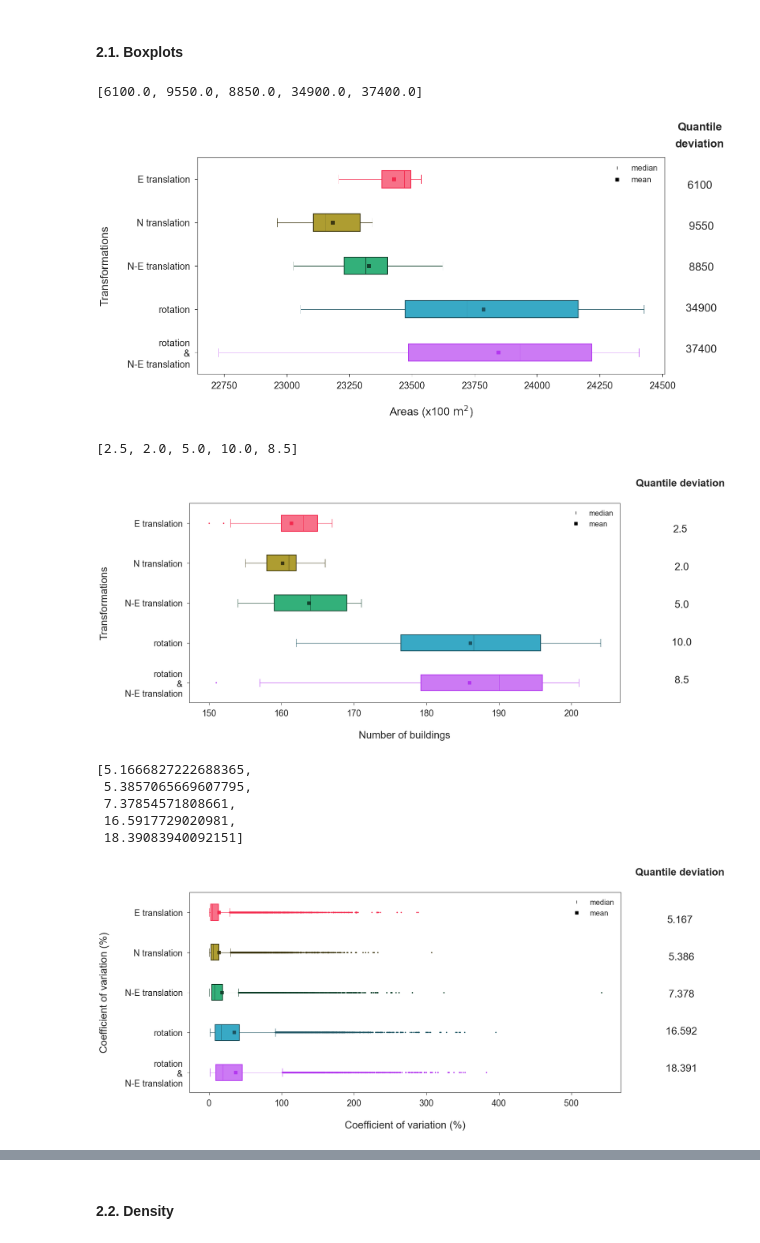
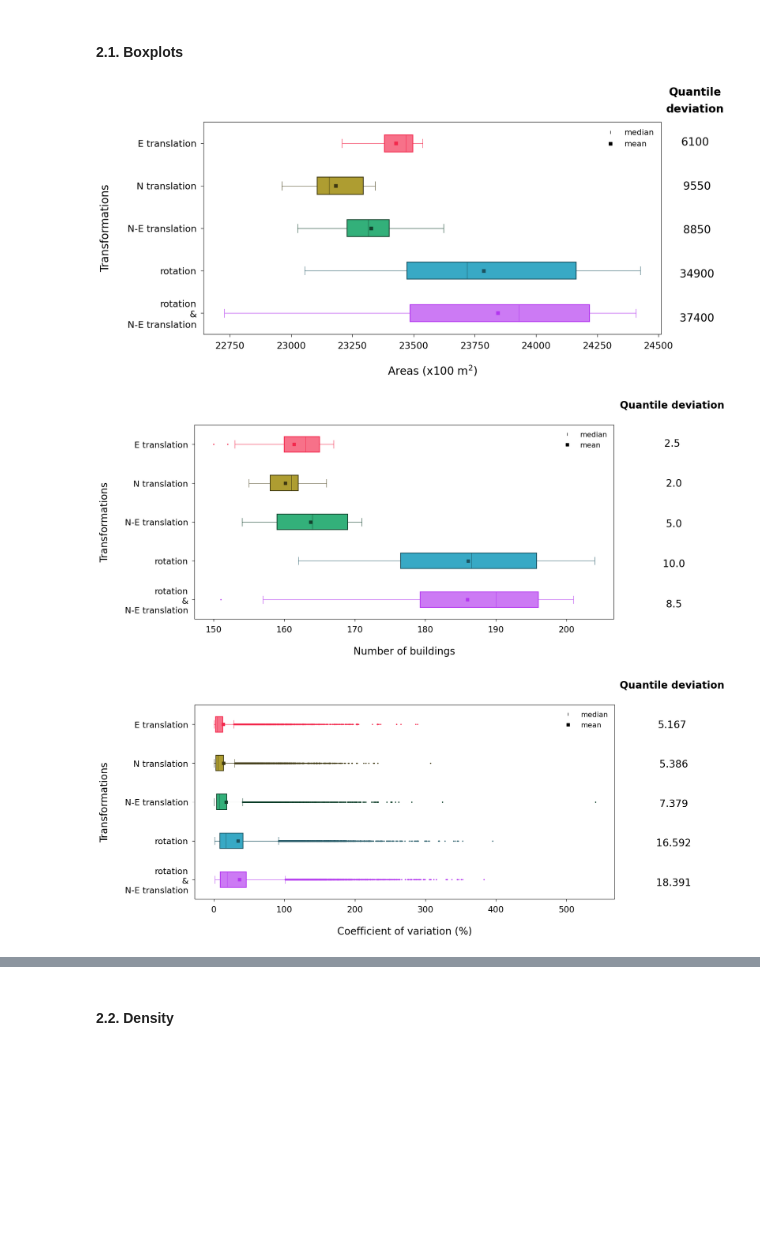
Before and after one commit to Martin20494/Grid_Orientation, a Jupyter notebook: simulation/Executing/Execute_comparison_transformations.ipynb, the cells around one changed output, grey strips where cells are left out. Drawn from its saved outputs; the diff is of its cells as text; code cells hidden in the pictures; blank space fills up the shorter version.

```diff
--- a/simulation/Executing/Execute_comparison_transformations.ipynb
+++ b/simulation/Executing/Execute_comparison_transformations.ipynb
@@ -15,11 +16,11 @@ from comparison import get_datalist, statistic_df_dict, \
 building_path = fr"S:\\new_versions\data\buildings\lds-nz-building-outlines-all-sources-SHP_002.zip"
 # %%
 list_filename = [
-    r"S:\\new_versions_006\\vers003",
-    r"S:\\new_versions_006\\vers004",
-    r"S:\\new_versions_006\\vers005",
-    r"S:\\new_versions_006\\vers002",
-    r"S:\\new_versions_006\\vers001"
+    r"S:\\new_versions_006_forpublication\\vers003",
+    r"S:\\new_versions_006_forpublication\\vers004",
+    r"S:\\new_versions_006_forpublication\\vers005",
+    r"S:\\new_versions_006_forpublication\\vers002",
+    r"S:\\new_versions_006_forpublication\\vers001"
 ]
 
 name = [
@@ -52,9 +53,7 @@ Wall time: 3min 6s
 # %% [markdown]
 #### 2.1. Boxplots
 # %%
-comparison_calculation(trans_comparison['area'], 'quartile dev')
+q_area = comparison_calculation(trans_comparison['area'], 'quartile dev')
-# %% [output]
-[6100.0, 9550.0, 8850.0, 34900.0, 37400.0]
 # %%
 boxplotting(
     (15, 7),
@@ -65,7 +64,7 @@ boxplotting(
 
 col1 = 'Quantile'
 col2 = 'deviation'
-data = '{0:.0f}\n {1:.0f}\n {2:.0f}\n {3:.0f}\n {4:.0f}'.format(6100, 9550, 8850, 34900, 37400)
+data = '{0:.0f}\n {1:.0f}\n {2:.0f}\n {3:.0f}\n {4:.0f}'.format(q_area[0], q_area[1], q_area[2], q_area[3], q_area[4])
 
 plt.text(2465000, -1.2, col1, fontsize=20, horizontalalignment='center', weight='bold',
          verticalalignment='center', linespacing=3.8)
@@ -80,11 +79,9 @@ plt.savefig(
     bbox_inches='tight', dpi=600
 )
 # %% [output]
-[figure, old version]
+[figure, new version]
 # %%
-comparison_calculation(trans_comparison['building'], 'quartile dev')
+q_building = comparison_calculation(trans_comparison['building'], 'quartile dev')
-# %% [output]
-[2.5, 2.0, 5.0, 10.0, 8.5]
 # %%
 boxplotting(
     (15, 7),
@@ -94,7 +91,7 @@ boxplotting(
 )
 
 col = 'Quantile deviation'
-data = ('{0:.1f}\n {1:.1f}\n {2:.1f}\n {3:.1f}\n {4:.1f}'.format(2.5, 2, 5, 10, 8.5))
+data = ('{0:.1f}\n {1:.1f}\n {2:.1f}\n {3:.1f}\n {4:.1f}'.format(q_building[0], q_building[1], q_building[2], q_building[3], q_building[4]))
 
 plt.text(215, -1, col, fontsize=20, horizontalalignment='center', weight='bold',
          verticalalignment='center', linespacing=3.8)
@@ -107,38 +104,32 @@ plt.savefig(
     bbox_inches='tight', dpi=600
 )
 # %% [output]
-[figure, old version]
+[figure, new version]
 # %%
-comparison_calculation(trans_comparison['cv'], 'quartile dev')
+q_cv = comparison_calculation(trans_comparison['cv'], 'quartile dev')
-# %% [output]
-[5.1666827222688365,
- 5.3857065669607795,
- 7.37854571808661,
- 16.5917729020981,
- 18.39083940092151]
 # %%
 boxplotting(
     (15, 7),
     trans_comparison['cv'],
-    'Coefficient of variation (%)',
+    'Transformations',
     'cv'
 )
 
 col = 'Quantile deviation'
-data = '{0:.3f}\n {1:.3f}\n {2:.3f}\n {3:.3f}\n {4:.3f}'.format(5.1667, 5.3857, 7.3785, 16.5918, 18.3908)
+data = '{0:.3f}\n {1:.3f}\n {2:.3f}\n {3:.3f}\n {4:.3f}'.format(q_cv[0], q_cv[1], q_cv[2], q_cv[3], q_cv[4])
 
 
 
 
 plt.text(650, -1, col, fontsize=20, horizontalalignment='center', weight='bold',
          verticalalignment='center', linespacing=3.8)
 plt.text(650, 2.05, data, fontsize=20, horizontalalignment='center',
          verticalalignment='center', linespacing=4.7)
 
 # Save fig
 plt.savefig(
     fr"S:\\new_versions_004\\cv_transformation.png",
     bbox_inches='tight', dpi=600
 )
 # %% [output]
-[figure, old version]
+[figure, new version]
```
Also changed, not shown: parts of 4 cells of this notebook, 11 other files.
